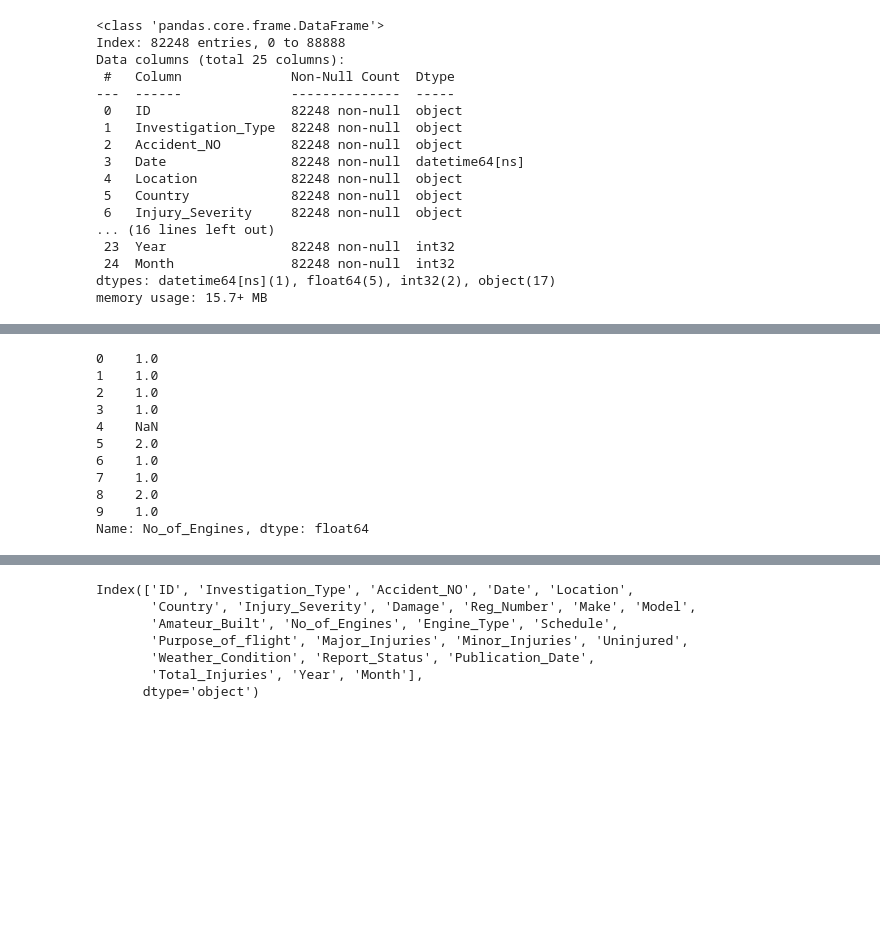
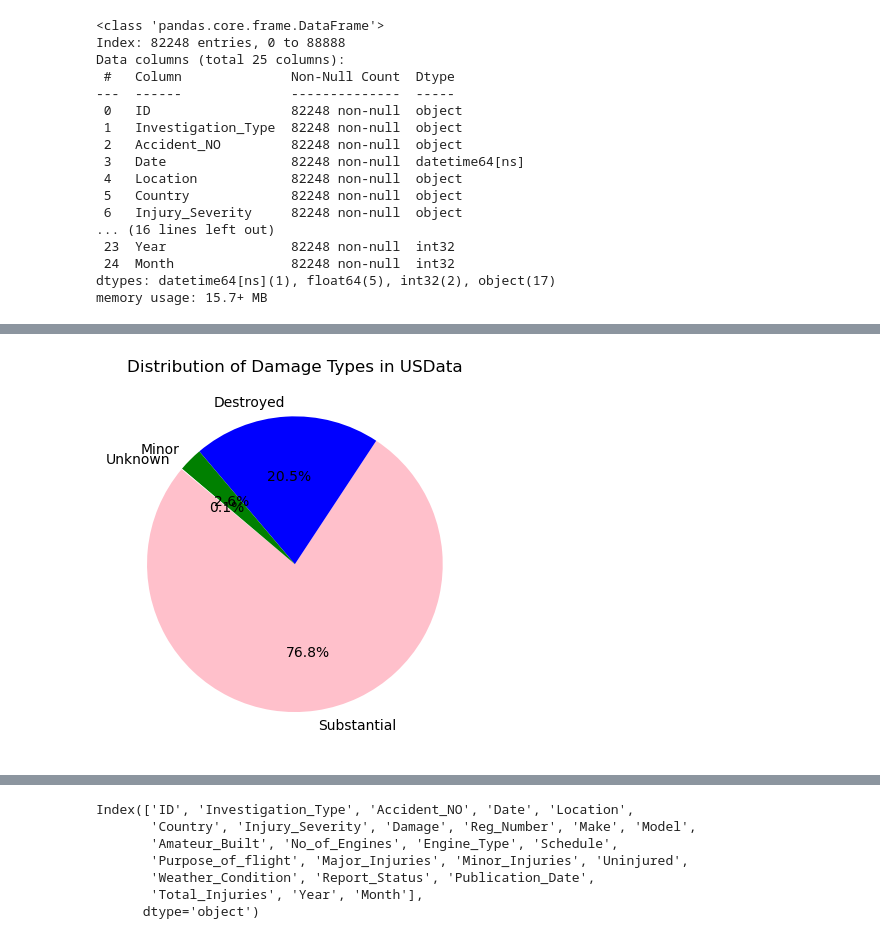
Before and after one commit to Mulwajoseph/Flight-Damage-Stats, a Jupyter notebook: joseph.ipynb, the cells around one changed output, grey strips where cells are left out. Saved outputs shown, nothing was run; the diff lists cells and outputs as text; code cells hidden in the pictures; blank space fills up the shorter version.

Commit message:
Edited Visualization

```diff
--- a/joseph.ipynb
+++ b/joseph.ipynb
@@ -608,0 +638,5 @@ memory usage: 15.7+ MB
+# %%
+USData['Major_Injuries'] = USData['Major_Injuries'].fillna('0')
+USData['Minor_Injuries'] = USData['Minor_Injuries'].fillna('0')
+USData['Uninjured'] = USData['Uninjured'].fillna('0')
+USData['Year'] = USData['Year'].fillna('0')
@@ -847,18 +911,3 @@ Data columns (total 25 columns):
  24  Month               82248 non-null  int32
 dtypes: datetime64[ns](1), float64(5), int32(2), object(17)
 memory usage: 15.7+ MB
-# %%
-USData['No_of_Engines'] = pd.to_numeric(USData['No_of_Engines'], errors='coerce')
-
-
-valid_data = USData.dropna(subset=['No_of_Engines', 'Damage'])
-
-
-plt.figure(figsize=(10, 6))
-sns.barplot(x='No_of_Engines', y='Damage', data=valid_data, ci=None, palette='muted')
-
-
-plt.title('Number of Engines vs Damage')
-plt.xlabel('Number of Engines')
-plt.ylabel('Damage')
-plt.show()
@@ -880,15 +914,11 @@ Passing `palette` without assigning `hue` is deprecated and will be removed in v
-# %%
-#Number of Injured in each year
-USData['No_of_Engines'].head(10)
-# %% [output]
-0    1.0
-1    1.0
-2    1.0
-3    1.0
-4    NaN
-5    2.0
-6    1.0
-7    1.0
-8    2.0
-9    1.0
-Name: No_of_Engines, dtype: float64
+# %%
+#Pie Chart Representation of Damage types in US
+
+damage_counts = USData['Damage'].value_counts()
+
+plt.pie(damage_counts, labels=damage_counts.index, autopct='%1.1f%%', startangle=140, colors=['pink','blue','green','white'])
+plt.title('Distribution of Damage Types in USData')
+
+plt.show()
+# %% [output]
+[figure, added]
```
Also changed, not shown: parts of 20 cells of this notebook.
